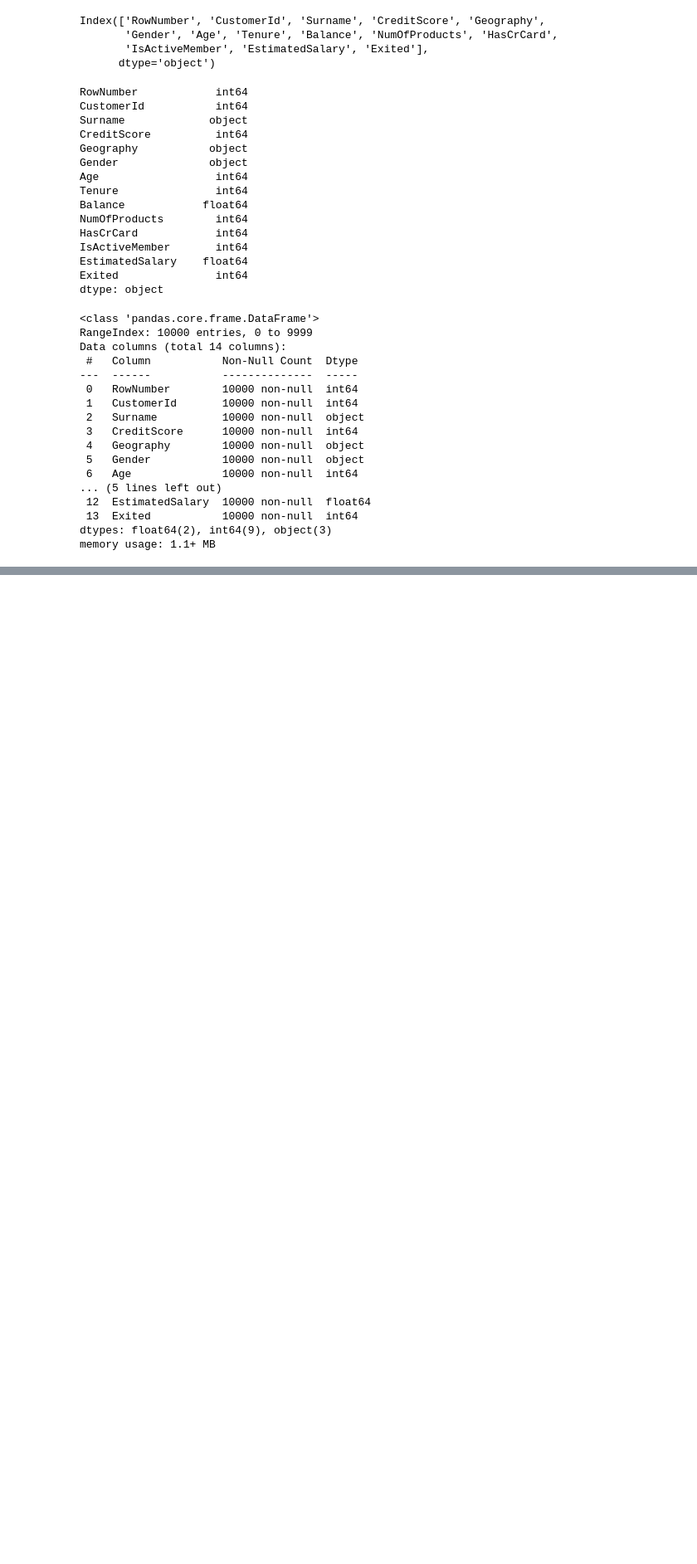
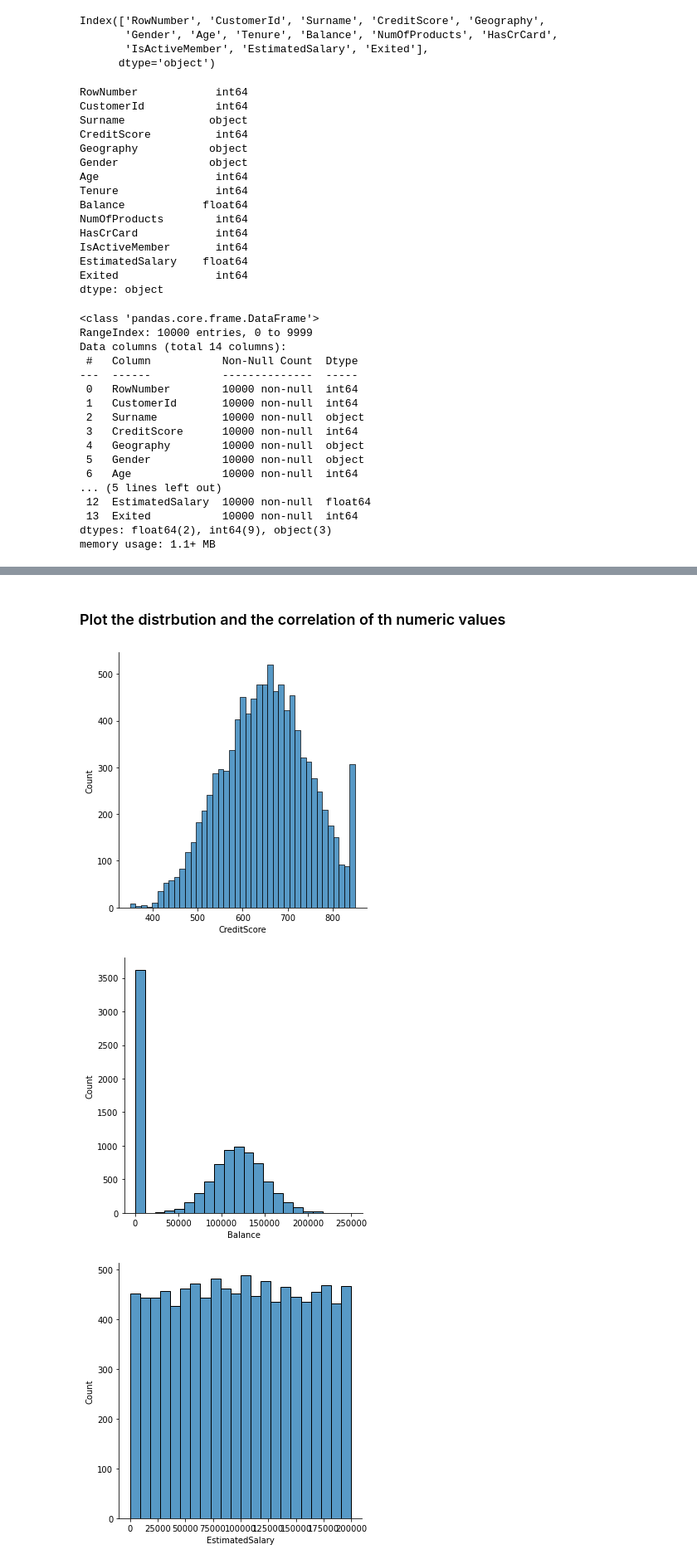
Before and after one commit to olihofmann/cas-aml, a Jupyter notebook: customer-churn-prediction/classical_algorithms.ipynb, the cells around one changed output, grey strips where cells are left out. Shown at 83% size. Drawn from its saved outputs; the diff is of its cells as text; code cells hidden in the pictures; blank space fills up the shorter version.

Commit message:
Finish data analysis

```diff
--- a/customer-churn-prediction/classical_algorithms.ipynb
+++ b/customer-churn-prediction/classical_algorithms.ipynb
@@ -106,0 +112,13 @@ data.plot.hist()
+# %%
+data_distplot = data[["CreditScore", "Balance", "EstimatedSalary"]]
+# %% [markdown]
+### Plot the distrbution and the correlation of th numeric values
+# %%
+for colmun in data_distplot.columns:
+    sns.displot(data_distplot[colmun])
+
+plt.show()
+# %% [output]
+[figure, added]
+[figure, added]
+[figure, added]
```
Also changed, not shown: parts of 17 cells of this notebook.
